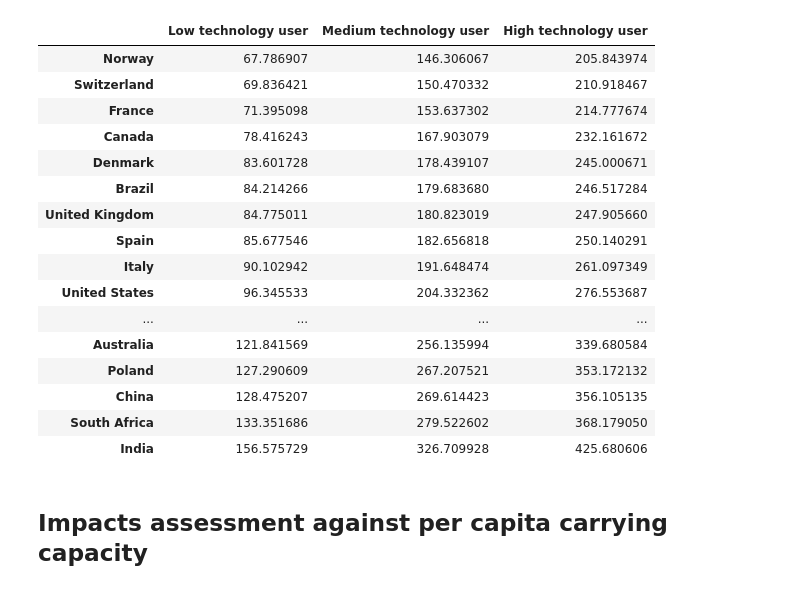
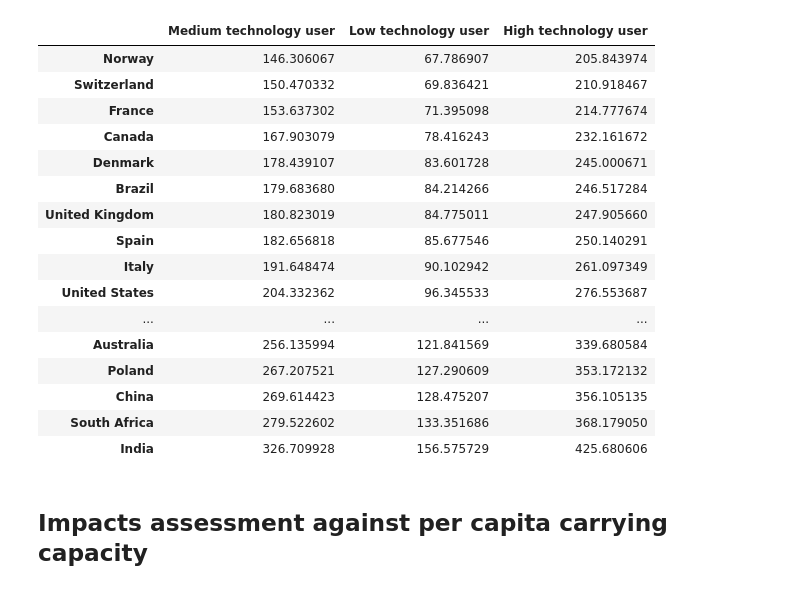
Before and after one commit to robyistrate/internet-environmental-footprint, a Jupyter notebook: notebooks/02_LCA_results_analysis.ipynb, the cells around one changed output. Cells and saved outputs as stored; diff of their text form; code cells hidden in the pictures.

Commit message:
update data and notebooks

```diff
--- a/notebooks/02_LCA_results_analysis.ipynb
+++ b/notebooks/02_LCA_results_analysis.ipynb
@@ -156,33 +155,37 @@ spineline_width = 0.6
 # %%
-LCIA_current = lcia_per_user_and_loc(USERS,
-                                     LOCATIONS,
-                                     DBS['Digital content'],
-                                     LCIA_METHODS)
+# Calculate current environmental impacts of digital content consumption for the 3 users in each location
+LCIA_users = lcia_per_user_and_loc(USERS,
+                                   LOCATIONS,
+                                   DBS['Digital content'],
+                                   LCIA_METHODS)
-# %%
-carbon_footprint_loc = {}
-for user in LCIA_current:
-    carbon_footprint_loc[user] = {}
-    for loc in LCIA_current[user]:
-        carbon_footprint_loc[user].update({loc: LCIA_current[user][loc]['Carbon footprint']})
-
-carbon_footprint_loc_df = pd.DataFrame(carbon_footprint_loc)
-carbon_footprint_loc_df.sort_values('Medium technology user')
-# %% [output]
-|  | Low technology user | Medium technology user | High technology user |
-| Norway | 67.786907 | 146.306067 | 205.843974 |
-| Switzerland | 69.836421 | 150.470332 | 210.918467 |
-| France | 71.395098 | 153.637302 | 214.777674 |
-| Canada | 78.416243 | 167.903079 | 232.161672 |
-| Denmark | 83.601728 | 178.439107 | 245.000671 |
-| Brazil | 84.214266 | 179.683680 | 246.517284 |
-| United Kingdom | 84.775011 | 180.823019 | 247.905660 |
-| Spain | 85.677546 | 182.656818 | 250.140291 |
-| Italy | 90.102942 | 191.648474 | 261.097349 |
-| United States | 96.345533 | 204.332362 | 276.553687 |
-| ... | ... | ... | ... |
-| Australia | 121.841569 | 256.135994 | 339.680584 |
-| Poland | 127.290609 | 267.207521 | 353.172132 |
-| China | 128.475207 | 269.614423 | 356.105135 |
-| South Africa | 133.351686 | 279.522602 | 368.179050 |
-| India | 156.575729 | 326.709928 | 425.680606 |
+# %%
+# Only carbon footprint for each user and location
+carbon_footprint_loc = {
+    user: {
+        loc: data['Carbon footprint']
+        for loc, data in LCIA_users[user].items()
+    }
+    for user in LCIA_users
+}
+
+carbon_footprint_loc = pd.DataFrame(carbon_footprint_loc)
+carbon_footprint_loc.sort_values('Medium technology user')
+# %% [output]
+|  | Medium technology user | Low technology user | High technology user |
+| Norway | 146.306067 | 67.786907 | 205.843974 |
+| Switzerland | 150.470332 | 69.836421 | 210.918467 |
+| France | 153.637302 | 71.395098 | 214.777674 |
+| Canada | 167.903079 | 78.416243 | 232.161672 |
+| Denmark | 178.439107 | 83.601728 | 245.000671 |
+| Brazil | 179.683680 | 84.214266 | 246.517284 |
+| United Kingdom | 180.823019 | 84.775011 | 247.905660 |
+| Spain | 182.656818 | 85.677546 | 250.140291 |
+| Italy | 191.648474 | 90.102942 | 261.097349 |
+| United States | 204.332362 | 96.345533 | 276.553687 |
+| ... | ... | ... | ... |
+| Australia | 256.135994 | 121.841569 | 339.680584 |
+| Poland | 267.207521 | 127.290609 | 353.172132 |
+| China | 269.614423 | 128.475207 | 356.105135 |
+| South Africa | 279.522602 | 133.351686 | 368.179050 |
+| India | 326.709928 | 156.575729 | 425.680606 |
 # %%
```
Also changed, not shown: parts of 45 cells of this notebook, 4 other files.
